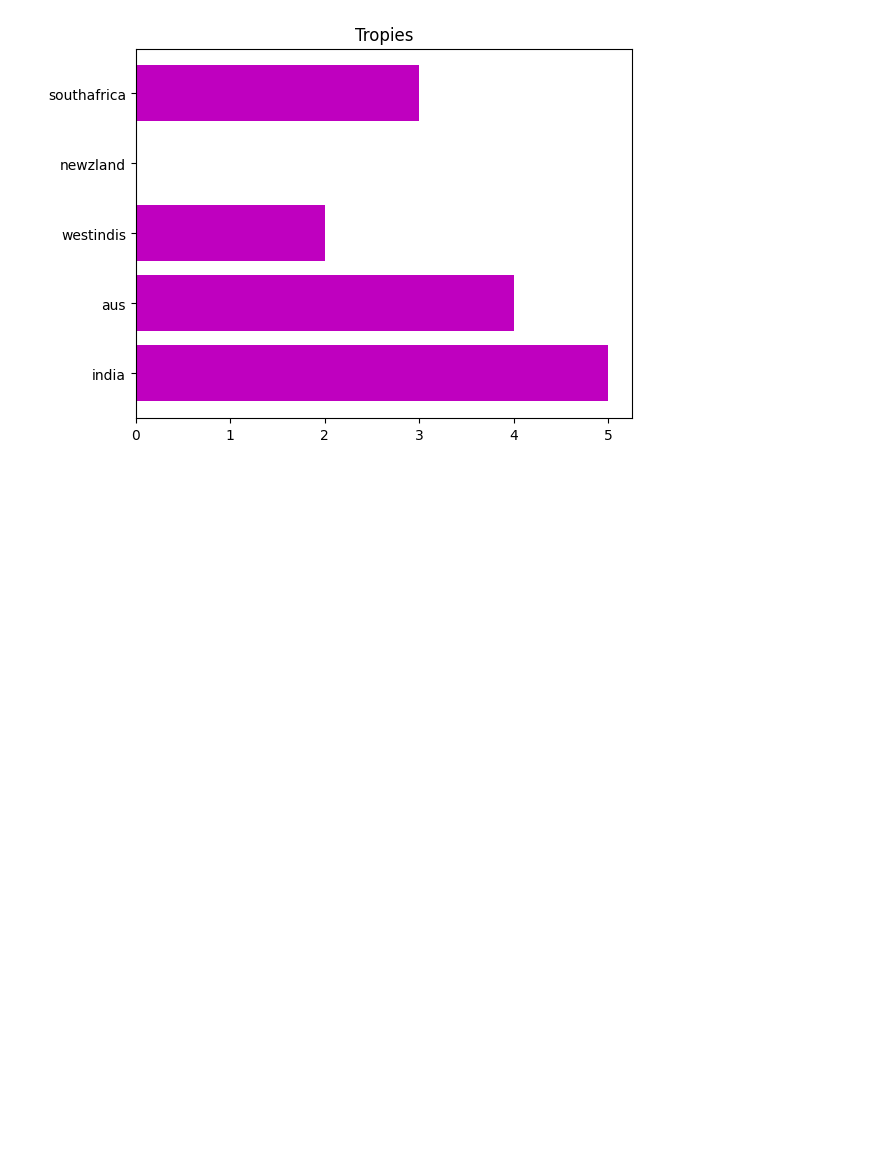
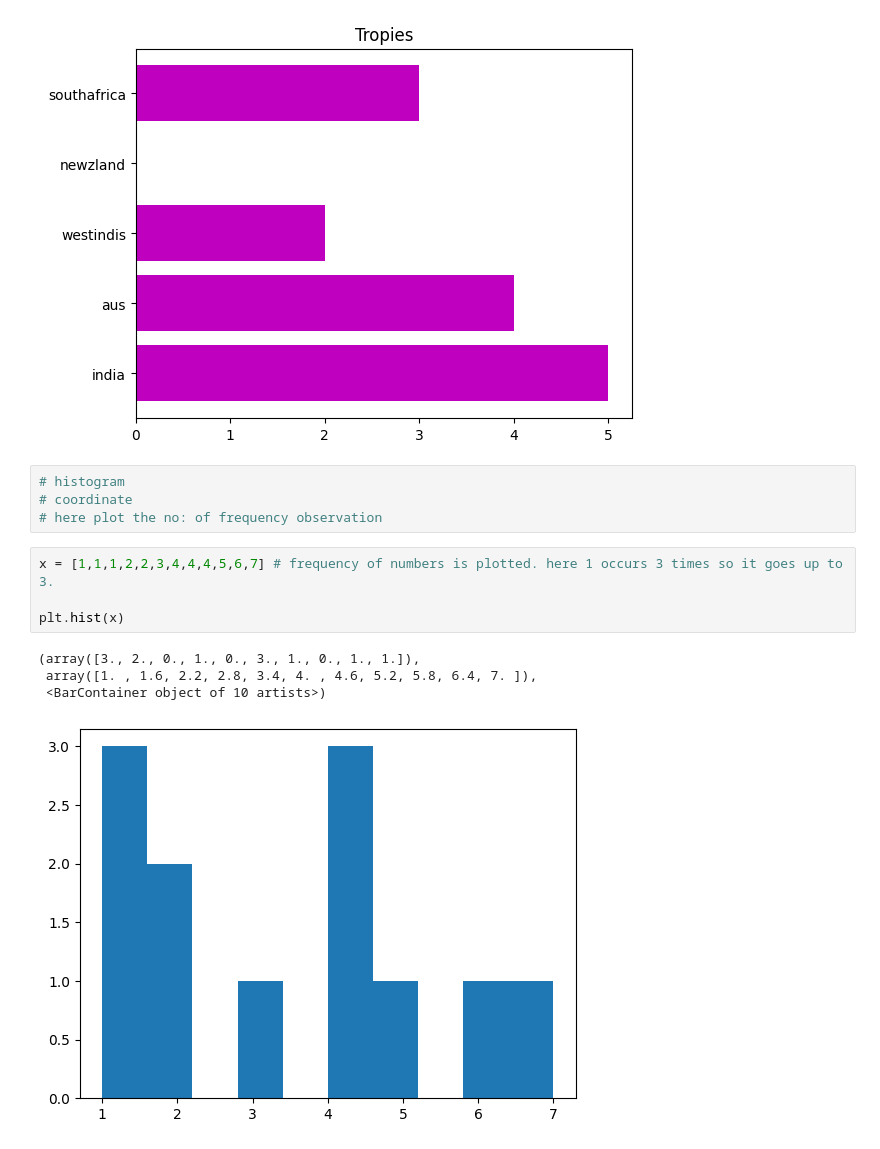
Before and after one commit to Nandanalinson/Python-core-concepts, a Jupyter notebook: day51/matplot_lib.ipynb, the cells around one changed output. Saved outputs shown, nothing was run; the diff lists cells and outputs as text; blank space fills up the shorter version.

Commit message:
Matplot_lib: histogram

```diff
--- a/day51/matplot_lib.ipynb
+++ b/day51/matplot_lib.ipynb
@@ -273,3 +273,16 @@ plt.title("Tropies")
 # %% [output]
 Text(0.5, 1.0, 'Tropies')
 [figure]
+# %%
+# histogram
+# coordinate
+# here plot the no: of frequency observation
+# %%
+x = [1,1,1,2,2,3,4,4,4,5,6,7] # frequency of numbers is plotted. here 1 occurs 3 times so it goes up to 3.
+
+plt.hist(x)
+# %% [output]
+(array([3., 2., 0., 1., 0., 3., 1., 0., 1., 1.]),
+ array([1. , 1.6, 2.2, 2.8, 3.4, 4. , 4.6, 5.2, 5.8, 6.4, 7. ]),
+ <BarContainer object of 10 artists>)
+[figure, added]
```
